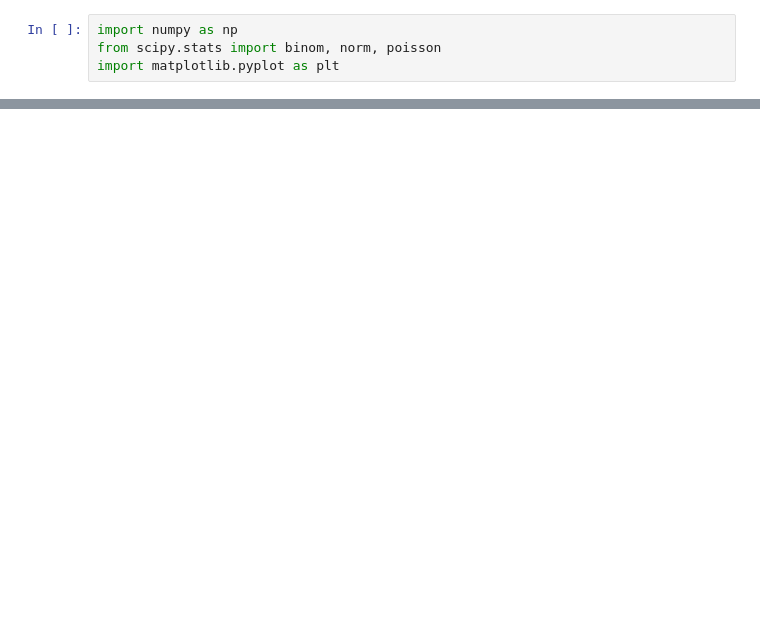
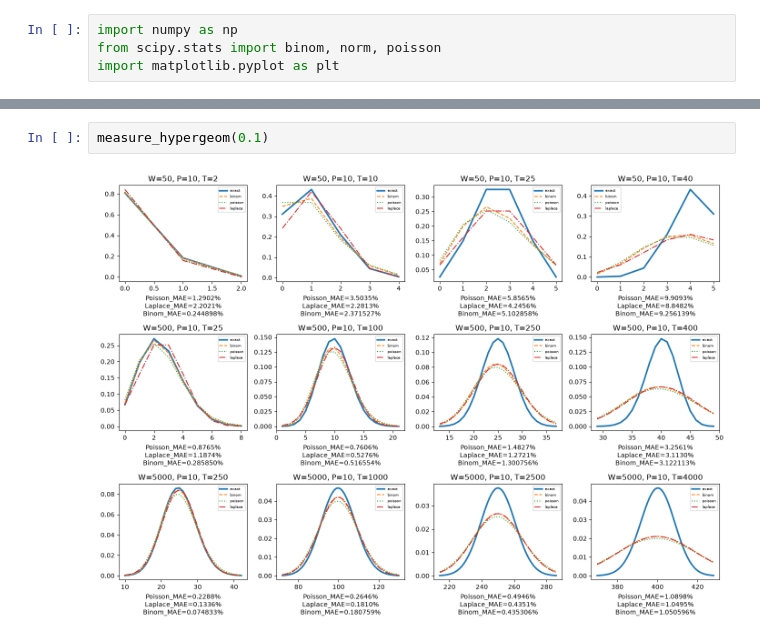
Before and after one commit to ilyakosstin/proba_billy_tea_1, a Jupyter notebook: 4/solution.ipynb, the cells around one changed output, grey strips where cells are left out. Drawn from its saved outputs; the diff is of its cells as text; blank space fills up the shorter version.

```diff
--- a/4/solution.ipynb
+++ b/4/solution.ipynb
@@ -194,0 +174,4 @@ plt.show()
+# %%
+measure_hypergeom(0.1)
+# %% [output]
+[figure, added]
```
Also changed, not shown: parts of 15 cells of this notebook, 2 other files.
